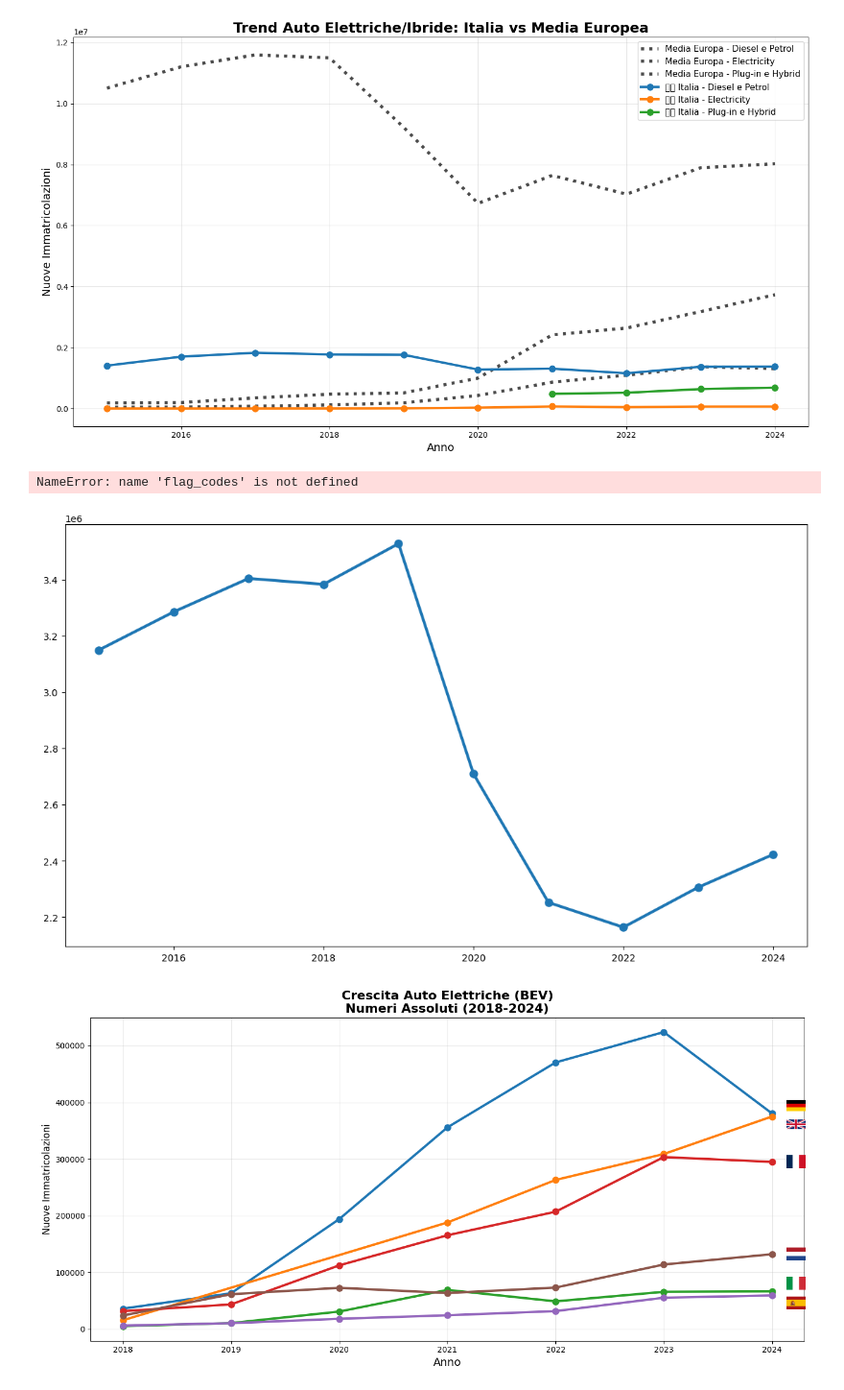
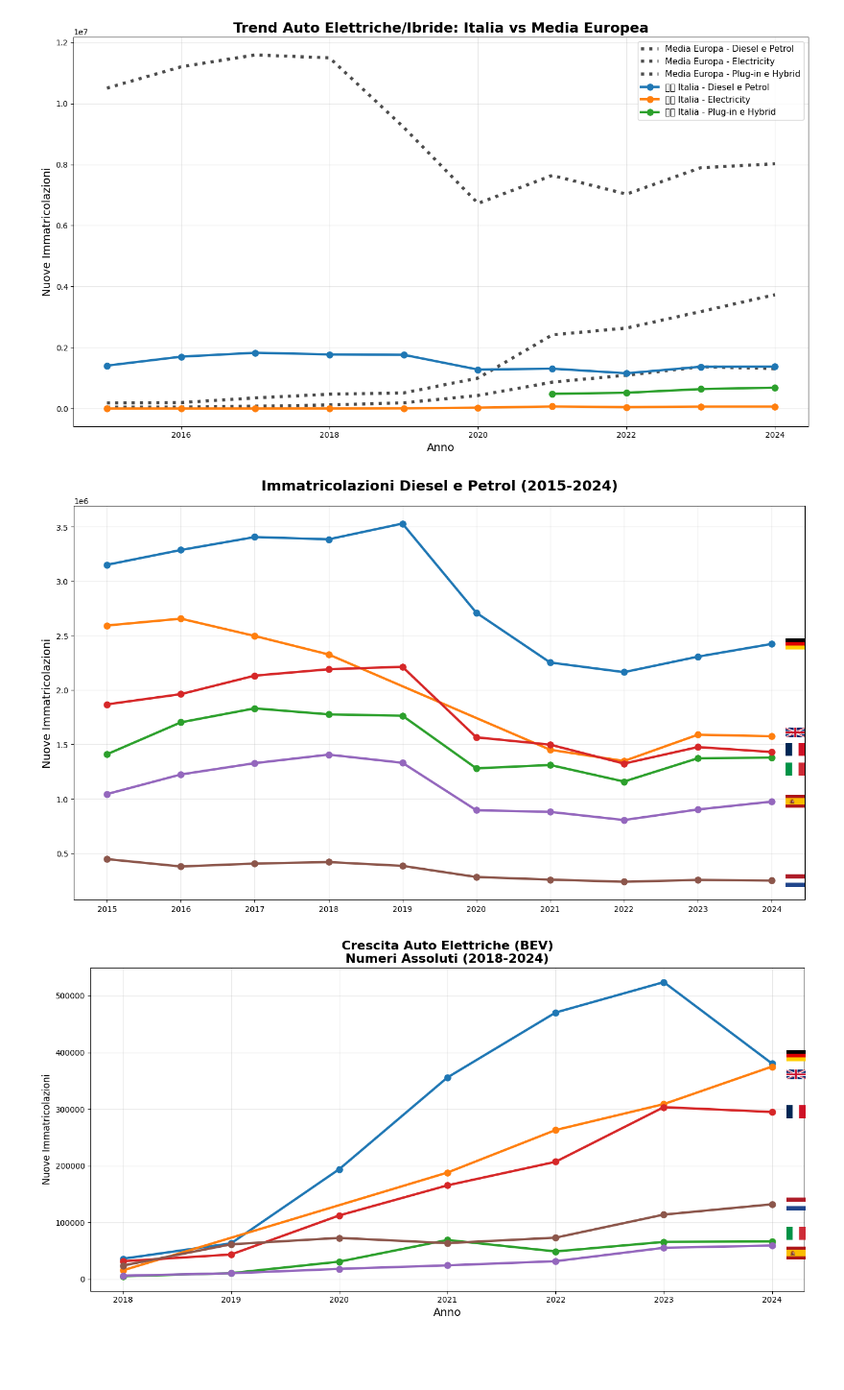
Before and after one commit to MarcoB27/data_visualization, a Jupyter notebook: script/combustion_engine_europe.ipynb, the cells around one changed output. Shown at 96% size. Drawn from its saved outputs; the diff is of its cells as text; code cells hidden in the pictures; blank space fills up the shorter version.

```diff
--- a/script/combustion_engine_europe.ipynb
+++ b/script/combustion_engine_europe.ipynb
@@ -1,19 +1,44 @@
 # %%
 import pandas as pd
 import matplotlib.pyplot as plt
+import numpy as np
 import matplotlib.ticker as mticker
+from matplotlib.offsetbox import OffsetImage, AnnotationBbox
+from PIL import Image
+import io
+import urllib
+import matplotlib.patches as patches
+from matplotlib.patches import FancyBboxPatch
+
 
 # ── Carica dati ──────────────────────────────────────────────────────────────
 df = pd.read_csv('../data/csv/confronto_combustibili_europa.csv')
 
 # ── Paesi di interesse ───────────────────────────────────────────────────────
-countries = {
+COUNTRIES = {
     'Germany':        'Germania',
     'United Kingdom': 'UK',
     'Italy':          'Italia',
     'France':         'Francia',
     'Spain':          'Spagna',
     'Netherlands':    'Paesi Bassi',
+}
+
+FLAGS_CODE = {
+    'Germania':    'de',
+    'UK':          'gb',
+    'Italia':      'it',
+    'Francia':     'fr',
+    'Spagna':      'es',
+    'Paesi Bassi': 'nl',
+}
+
+categories = ['Diesel e Petrol', 'Electricity', 'Plug-in e Hybrid']
+# Colori unici per motorizzazione
+category_colors = {
+    'Diesel e Petrol':  '#E63946',
+    'Electricity':      '#0DC738',
+    'Plug-in e Hybrid': '#0B0B99',
 }
 
 # ── Categorizzazione ─────────────────────────────────────────────────────────
@@ -33,15 +58,14 @@ df['Category'] = df['Motor energy'].apply(categorize)
 df = df[df['Category'].notna()]
 
 # ── Filtra paesi ─────────────────────────────────────────────────────────────
-df = df[df['Geopolitical entity (reporting)'].isin(countries.keys())]
-df['Country'] = df['Geopolitical entity (reporting)'].map(countries)
+df = df[df['Geopolitical entity (reporting)'].isin(COUNTRIES.keys())]
+df['Country'] = df['Geopolitical entity (reporting)'].map(COUNTRIES)
 
 # ── Aggrega per anno, paese, categoria ───────────────────────────────────────
 grouped = (df.groupby(['TIME_PERIOD', 'Country', 'Category'])['OBS_VALUE']
              .sum()
              .reset_index())
 
-categories = ['Diesel e Petrol', 'Electricity', 'Plug-in e Hybrid']
 colors = {
     'Germania':   '#E63946',
     'UK':         '#457B9D',
@@ -66,7 +90,7 @@ fig.suptitle('Nuove auto immatricolate per tipo di motorizzazione\n(Confronto tr
 
 for ax, cat in zip(axes, categories):
     data_cat = grouped[grouped['Category'] == cat]
-    for country in countries.values():
+    for country in COUNTRIES.values():
         data_c = data_cat[data_cat['Country'] == country].sort_values('TIME_PERIOD')
         if data_c.empty:
             continue
@@ -95,19 +119,19 @@ last_data = grouped[grouped['TIME_PERIOD'] == last_year]
 
 fig, ax = plt.subplots(figsize=(14, 8))
 width = 0.25
-x = range(len(countries.values()))
+x = range(len(COUNTRIES.values()))
 
 for i, cat in enumerate(categories):
     data_cat = last_data[last_data['Category'] == cat]
     values = [data_cat[data_cat['Country'] == country]['OBS_VALUE'].iloc[0] if not data_cat[data_cat['Country'] == country].empty else 0
-              for country in countries.values()]
+              for country in COUNTRIES.values()]
     ax.bar([p + i*width for p in x], values, width, label=cat, alpha=0.8)
 
 ax.set_title(f'Immatricolazioni per Tipologia - {last_year}', fontsize=18, fontweight='bold')
 ax.set_xlabel('Paesi', fontsize=14)
 ax.set_ylabel('Nuove Immatricolazioni', fontsize=14)
 ax.set_xticks([p + width for p in x])
-ax.set_xticklabels(countries.values())
+ax.set_xticklabels(COUNTRIES.values())
 ax.legend()
 ax.tick_params(axis='x', rotation=45)
 plt.tight_layout()
@@ -166,7 +190,7 @@ flag_offset_y = {
 
 fig, ax = plt.subplots(figsize=(14, 8))
 
-for country in countries.values():
+for country in COUNTRIES.values():
     data_country = diesel_data[diesel_data['Country'] == country].sort_values('TIME_PERIOD')
     if not data_country.empty:
         ax.plot(data_country['TIME_PERIOD'], data_country['OBS_VALUE'],
@@ -175,35 +199,34 @@ for country in countries.values():
         ultimo_anno = data_country['TIME_PERIOD'].iloc[-1]
         ultimo_valore = data_country['OBS_VALUE'].iloc[-1]
 
-        code = flag_codes.get(country)
+        code = FLAGS_CODE.get(country)
         if code:
             try:
                 flag_img = get_flag(code)
                 imagebox = OffsetImage(flag_img, zoom=0.6)
                 imagebox.image.axes = ax
                 ab = AnnotationBbox(
                     imagebox,
                     (ultimo_anno, ultimo_valore),
                     xybox=(30, flag_offset_y.get(country, 0)),
                     xycoords='data',
                     boxcoords='offset points',
                     frameon=False,
                 )
                 ax.add_artist(ab)
             except:
                 pass
 
 ax.set_title('Immatricolazioni Diesel e Petrol (2015-2024)',
              fontsize=18, fontweight='bold', pad=20)
 ax.set_ylabel('Nuove Immatricolazioni', fontsize=14)
 ax.grid(True, alpha=0.3)
 ax.tick_params(axis='x', rotation=0)
 ax.set_xticks(sorted(diesel_data['TIME_PERIOD'].unique()))
 
 plt.subplots_adjust(right=0.88)
 plt.tight_layout()
 plt.show()
 # %% [output]
-NameError: name 'flag_codes' is not defined
-[figure, old version]
+[figure, new version]
 # %%
```
Also changed, not shown: parts of 9 cells of this notebook, 1 other file.
